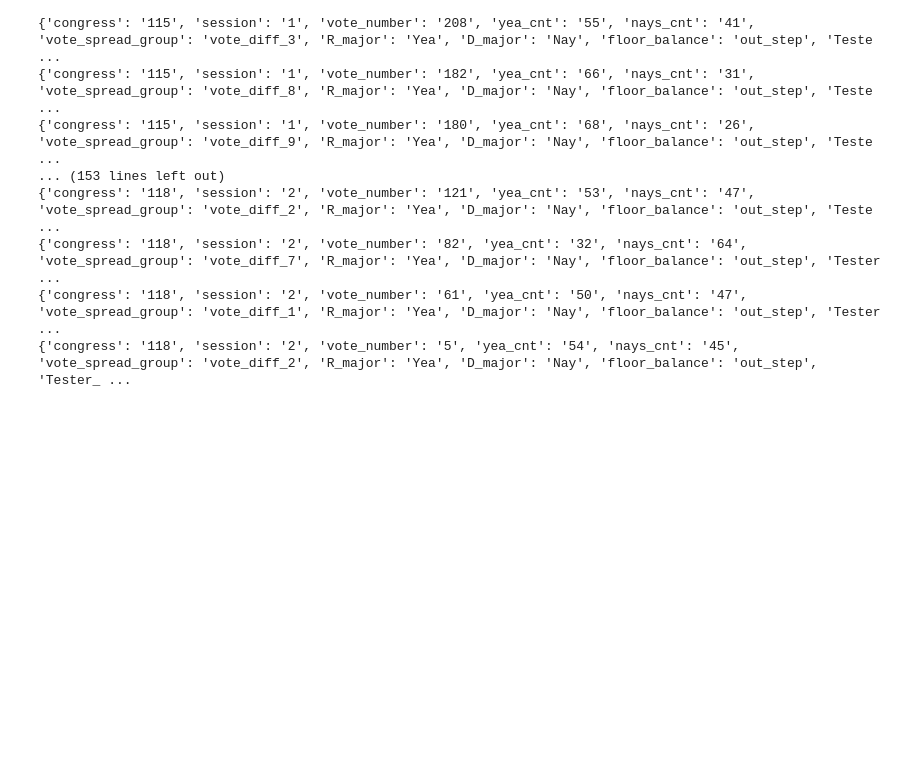
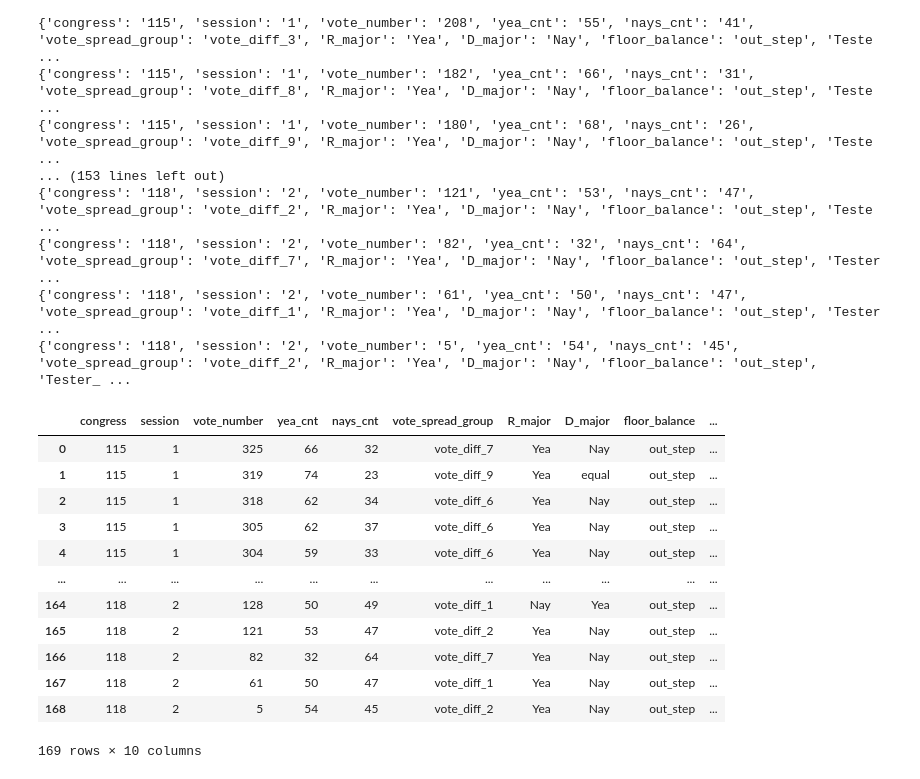
Before and after one commit to sledhead/simple_python, a Jupyter notebook: webpage_scrapv2.ipynb, the cells around one changed output. Saved outputs shown, nothing was run; the diff lists cells and outputs as text; code cells hidden in the pictures; blank space fills up the shorter version.

```diff
--- a/webpage_scrapv2.ipynb
+++ b/webpage_scrapv2.ipynb
@@ -1179,3 +1179,20 @@ for each_tester in how_Tester_A:
 {'congress': '118', 'session': '2', 'vote_number': '82', 'yea_cnt': '32', 'nays_cnt': '64', 'vote_spread_group': 'vote_diff_7', 'R_major': 'Yea', 'D_major': 'Nay', 'floor_balance': 'out_step', 'Tester ...
 {'congress': '118', 'session': '2', 'vote_number': '61', 'yea_cnt': '50', 'nays_cnt': '47', 'vote_spread_group': 'vote_diff_1', 'R_major': 'Yea', 'D_major': 'Nay', 'floor_balance': 'out_step', 'Tester ...
 {'congress': '118', 'session': '2', 'vote_number': '5', 'yea_cnt': '54', 'nays_cnt': '45', 'vote_spread_group': 'vote_diff_2', 'R_major': 'Yea', 'D_major': 'Nay', 'floor_balance': 'out_step', 'Tester_ ...
+# %%
+tester_df = pd.DataFrame(how_Tester_A)
+display(tester_df)
+# %% [output]
+|  | congress | session | vote_number | yea_cnt | nays_cnt | vote_spread_group | R_major | D_major | floor_balance | ... |
+| 0 | 115 | 1 | 325 | 66 | 32 | vote_diff_7 | Yea | Nay | out_step | ... |
+| 1 | 115 | 1 | 319 | 74 | 23 | vote_diff_9 | Yea | equal | out_step | ... |
+| 2 | 115 | 1 | 318 | 62 | 34 | vote_diff_6 | Yea | Nay | out_step | ... |
+| 3 | 115 | 1 | 305 | 62 | 37 | vote_diff_6 | Yea | Nay | out_step | ... |
+| 4 | 115 | 1 | 304 | 59 | 33 | vote_diff_6 | Yea | Nay | out_step | ... |
+| ... | ... | ... | ... | ... | ... | ... | ... | ... | ... | ... |
+| 164 | 118 | 2 | 128 | 50 | 49 | vote_diff_1 | Nay | Yea | out_step | ... |
+| 165 | 118 | 2 | 121 | 53 | 47 | vote_diff_2 | Yea | Nay | out_step | ... |
+| 166 | 118 | 2 | 82 | 32 | 64 | vote_diff_7 | Yea | Nay | out_step | ... |
+| 167 | 118 | 2 | 61 | 50 | 47 | vote_diff_1 | Yea | Nay | out_step | ... |
+| 168 | 118 | 2 | 5 | 54 | 45 | vote_diff_2 | Yea | Nay | out_step | ... |
+169 rows × 10 columns
```
Also changed, not shown: parts of 3 cells of this notebook.
